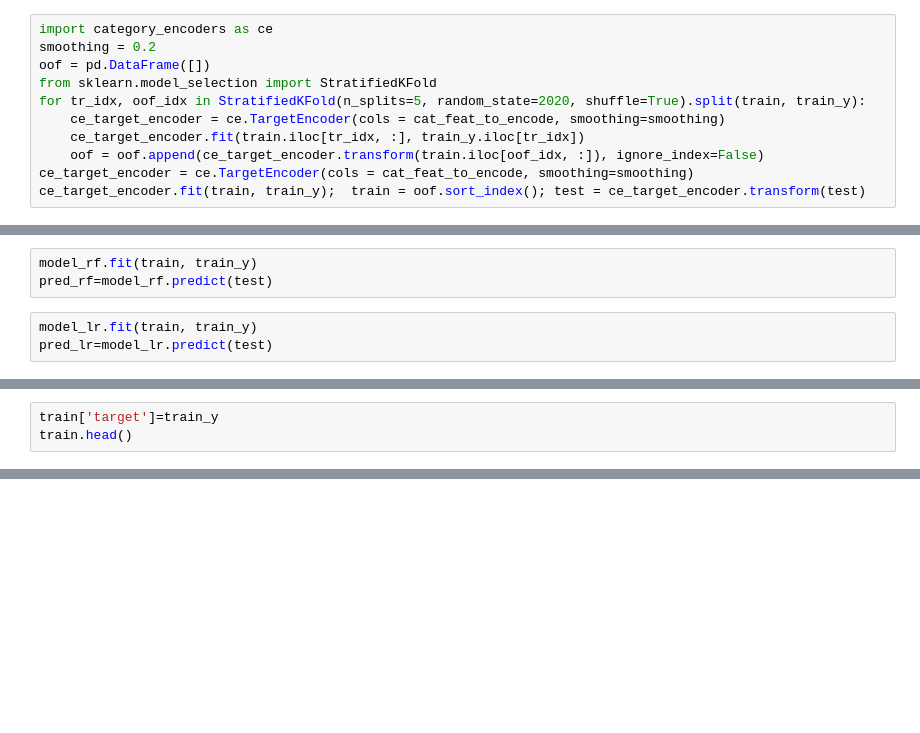
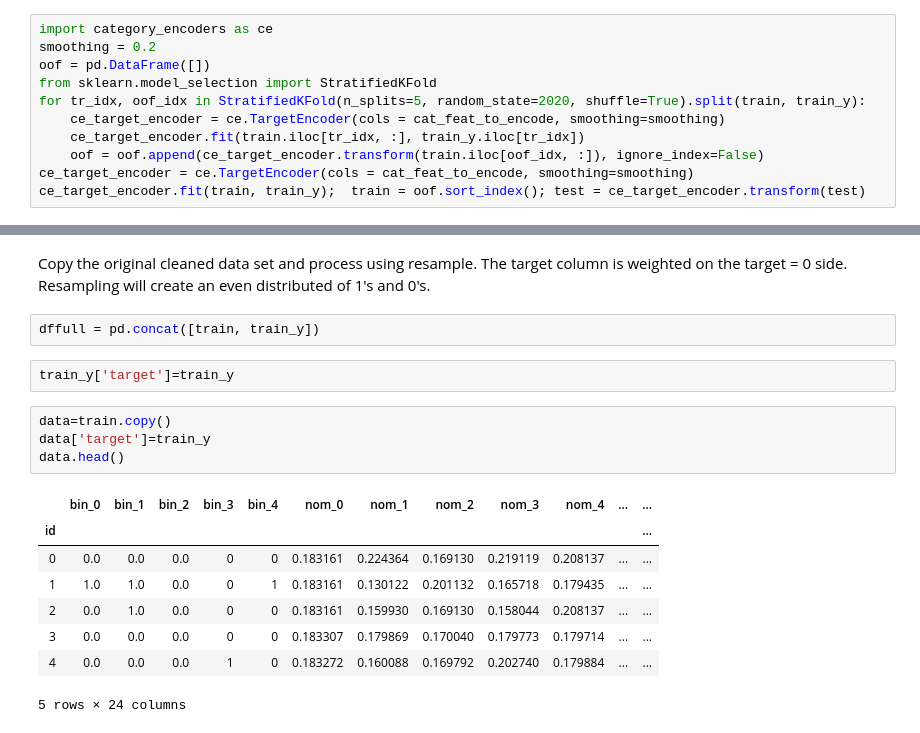
Before and after one commit to tehila440/cat-feature-encoding-challenge, a Jupyter notebook: categorical_feature_encoding_challenge_ii.ipynb, the cells around one changed output, grey strips where cells are left out. Drawn from its saved outputs; the diff is of its cells as text; blank space fills up the shorter version.

```diff
--- a/categorical_feature_encoding_challenge_ii.ipynb
+++ b/categorical_feature_encoding_challenge_ii.ipynb
@@ -154,6 +154,0 @@ model_rf
-# %%
-model_rf.fit(train, train_y)
-pred_rf=model_rf.predict(test)
-# %%
-model_lr.fit(train, train_y)
-pred_lr=model_lr.predict(test)
@@ -163,3 +154,0 @@ output.to_csv('submission7.csv', index=False)
-# %%
-train['target']=train_y
-train.head()
@@ -169,0 +178,19 @@ sns.heatmap(corr_matrix)
+# %% [markdown]
+Copy the original cleaned data set and process using resample.  The target column is weighted on the target = 0 side.  Resampling will create an even distributed of 1's and 0's.
+# %%
+dffull = pd.concat([train, train_y])
+# %%
+train_y['target']=train_y
+# %%
+data=train.copy()
+data['target']=train_y
+data.head()
+# %% [output]
+|  | bin_0 | bin_1 | bin_2 | bin_3 | bin_4 | nom_0 | nom_1 | nom_2 | nom_3 | nom_4 | ... | ... |
+| id |  |  |  |  |  |  |  |  |  |  |  | ... |
+| 0 | 0.0 | 0.0 | 0.0 | 0 | 0 | 0.183161 | 0.224364 | 0.169130 | 0.219119 | 0.208137 | ... | ... |
+| 1 | 1.0 | 1.0 | 0.0 | 0 | 1 | 0.183161 | 0.130122 | 0.201132 | 0.165718 | 0.179435 | ... | ... |
+| 2 | 0.0 | 1.0 | 0.0 | 0 | 0 | 0.183161 | 0.159930 | 0.169130 | 0.158044 | 0.208137 | ... | ... |
+| 3 | 0.0 | 0.0 | 0.0 | 0 | 0 | 0.183307 | 0.179869 | 0.170040 | 0.179773 | 0.179714 | ... | ... |
+| 4 | 0.0 | 0.0 | 0.0 | 1 | 0 | 0.183272 | 0.160088 | 0.169792 | 0.202740 | 0.179884 | ... | ... |
+5 rows × 24 columns
```
Also changed, not shown: parts of 56 cells of this notebook, 6 other files.
